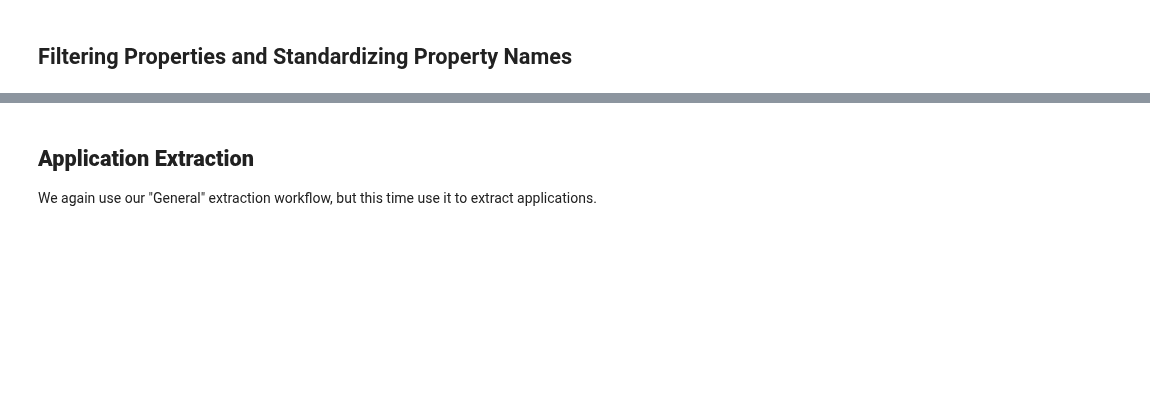
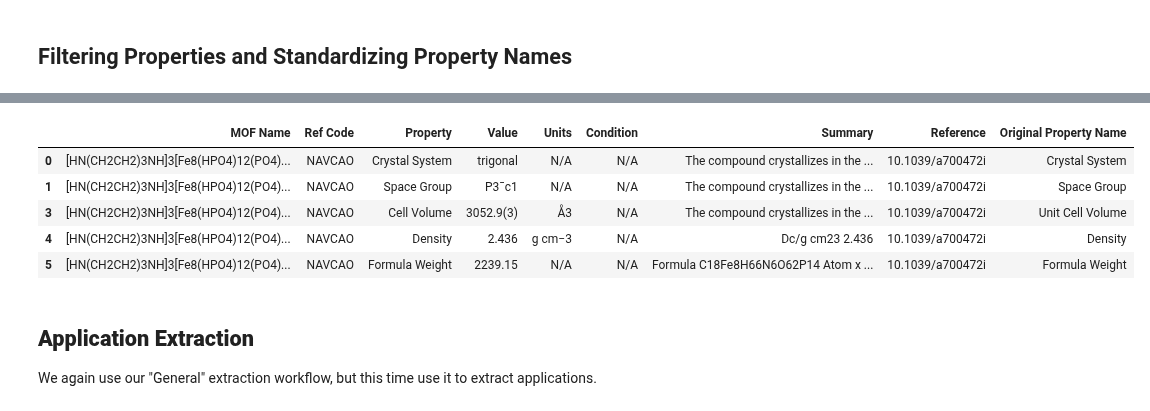
Before and after one commit to AI4ChemS/MOF_ChemUnity, a Jupyter notebook: src/ChemUnity_Extraction.ipynb, the cells around one changed output, grey strips where cells are left out. Saved outputs shown, nothing was run; the diff lists cells and outputs as text; code cells hidden in the pictures; blank space fills up the shorter version.

```diff
--- a/src/ChemUnity_Extraction.ipynb
+++ b/src/ChemUnity_Extraction.ipynb
@@ -180 +179,10 @@ filtered_props.head()
+# %%
+filtered_props[(filtered_props["Property"] != "Remove") & (filtered_props["Property"]!="none")].head()
+# %% [output]
+|  | MOF Name | Ref Code | Property | Value | Units | Condition | Summary | Reference | Original Property Name |
+| 0 | [HN(CH2CH2)3NH]3[Fe8(HPO4)12(PO4)... | NAVCAO | Crystal System | trigonal | N/A | N/A | The compound crystallizes in the ... | 10.1039/a700472i | Crystal System |
+| 1 | [HN(CH2CH2)3NH]3[Fe8(HPO4)12(PO4)... | NAVCAO | Space Group | P3¯c1 | N/A | N/A | The compound crystallizes in the ... | 10.1039/a700472i | Space Group |
+| 3 | [HN(CH2CH2)3NH]3[Fe8(HPO4)12(PO4)... | NAVCAO | Cell Volume | 3052.9(3) | Å3 | N/A | The compound crystallizes in the ... | 10.1039/a700472i | Unit Cell Volume |
+| 4 | [HN(CH2CH2)3NH]3[Fe8(HPO4)12(PO4)... | NAVCAO | Density | 2.436 | g cm−3 | N/A | Dc/g cm23 2.436 | 10.1039/a700472i | Density |
+| 5 | [HN(CH2CH2)3NH]3[Fe8(HPO4)12(PO4)... | NAVCAO | Formula Weight | 2239.15 | N/A | N/A | Formula C18Fe8H66N6O62P14 Atom x ... | 10.1039/a700472i | Formula Weight |
 # %%
```
Also changed, not shown: parts of 14 cells of this notebook, 8 other files.
